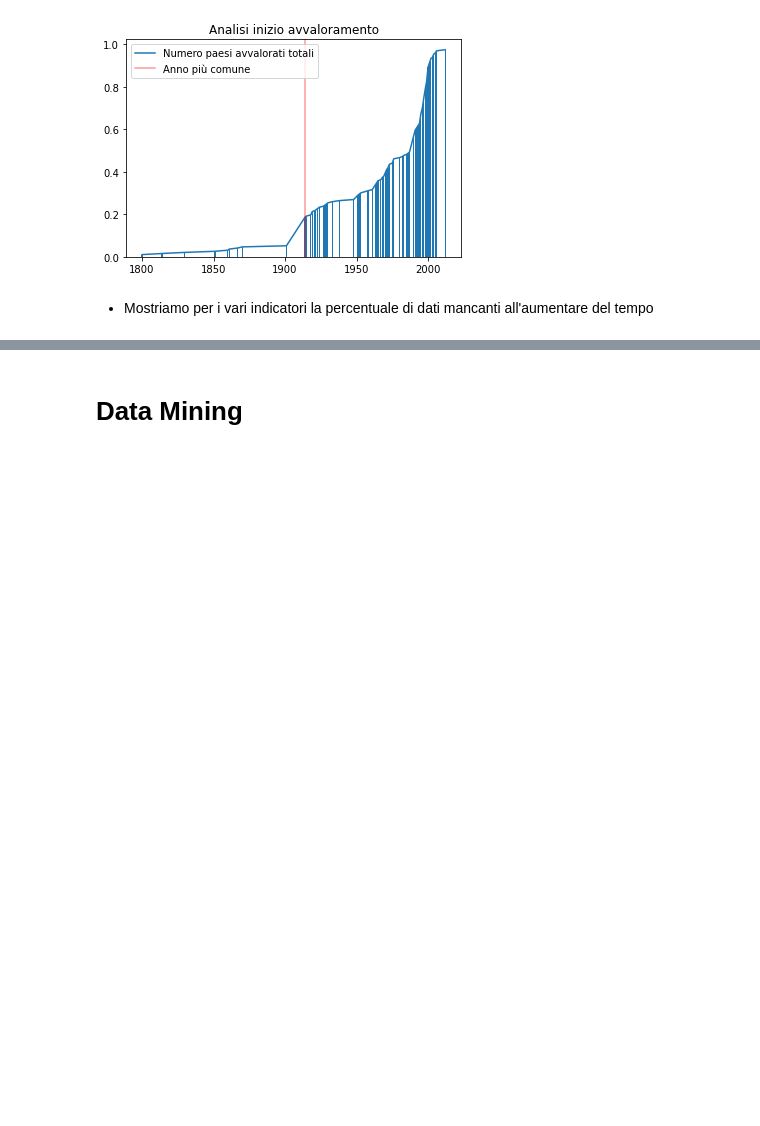
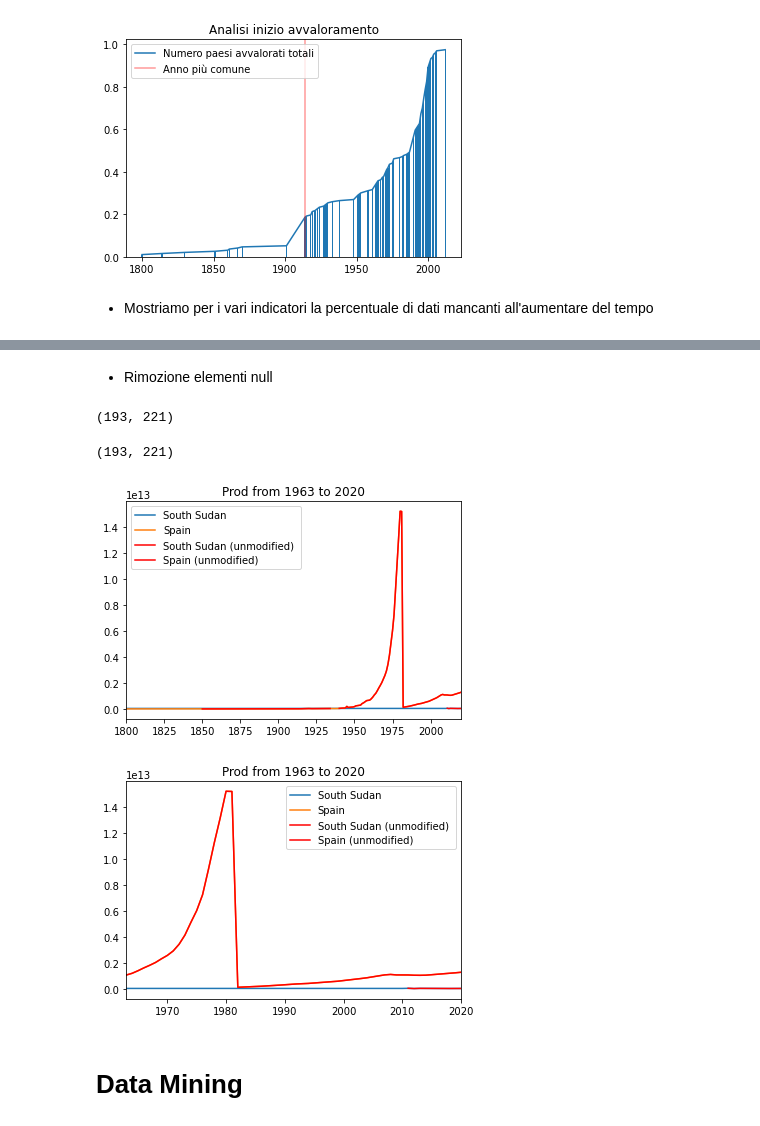
Before and after one commit to holderekt/world-analysis, a Jupyter notebook: data_mining.ipynb, the cells around one changed output, grey strips where cells are left out. Saved outputs shown, nothing was run; the diff lists cells and outputs as text; code cells hidden in the pictures; blank space fills up the shorter version.

```diff
--- a/data_mining.ipynb
+++ b/data_mining.ipynb
@@ -130,3 +213,43 @@ plt.show()
+# %% [markdown]
+- Rimozione elementi null
+# %%
+
+
+
+data = prod_dt.iloc[:, 2:].to_numpy()
+
+
+display(data.shape)
+imputer = KNNImputer(n_neighbors=5)
+data = imputer.fit_transform(data.transpose()).transpose()
+display(data.shape)
+
+INDEX_1 = 1
+INDEX_2 = 2
+
+
+plt.plot(time_data, data[INDEX_1], label=get_element(prod_dt, 'name', INDEX_1))
+plt.plot(time_data, data[INDEX_2], label=get_element(prod_dt, 'name', INDEX_2))
+plt.plot(time_data, ac_data[INDEX_1], label=get_element(prod_dt, 'name', INDEX_1) + " (unmodified) ", color='r')
+plt.plot(time_data, ac_data[INDEX_2], label=get_element(prod_dt, 'name', INDEX_2)+ " (unmodified)",  color='r')
+plt.xlim([1800, 2020])
+plt.title(f"Prod from 1963 to 2020")
+plt.legend()
+plt.show()
+
+plt.plot(time_data, data[INDEX_1], label=get_element(prod_dt, 'name', INDEX_1))
+plt.plot(time_data, data[INDEX_2], label=get_element(prod_dt, 'name', INDEX_2))
+plt.plot(time_data, ac_data[INDEX_1], label=get_element(prod_dt, 'name', INDEX_1) + " (unmodified) ", color='r')
+plt.plot(time_data, ac_data[INDEX_2], label=get_element(prod_dt, 'name', INDEX_2)+ " (unmodified)",  color='r')
+plt.xlim([1963, 2020])
+plt.title(f"Prod from 1963 to 2020")
+plt.legend()
+plt.show()
+# %% [output]
+(193, 221)
+(193, 221)
+[figure, added]
+[figure, added]
 # %% [markdown]
 # Data Mining
 # %% [markdown]
```
Also changed, not shown: parts of 11 cells of this notebook.
